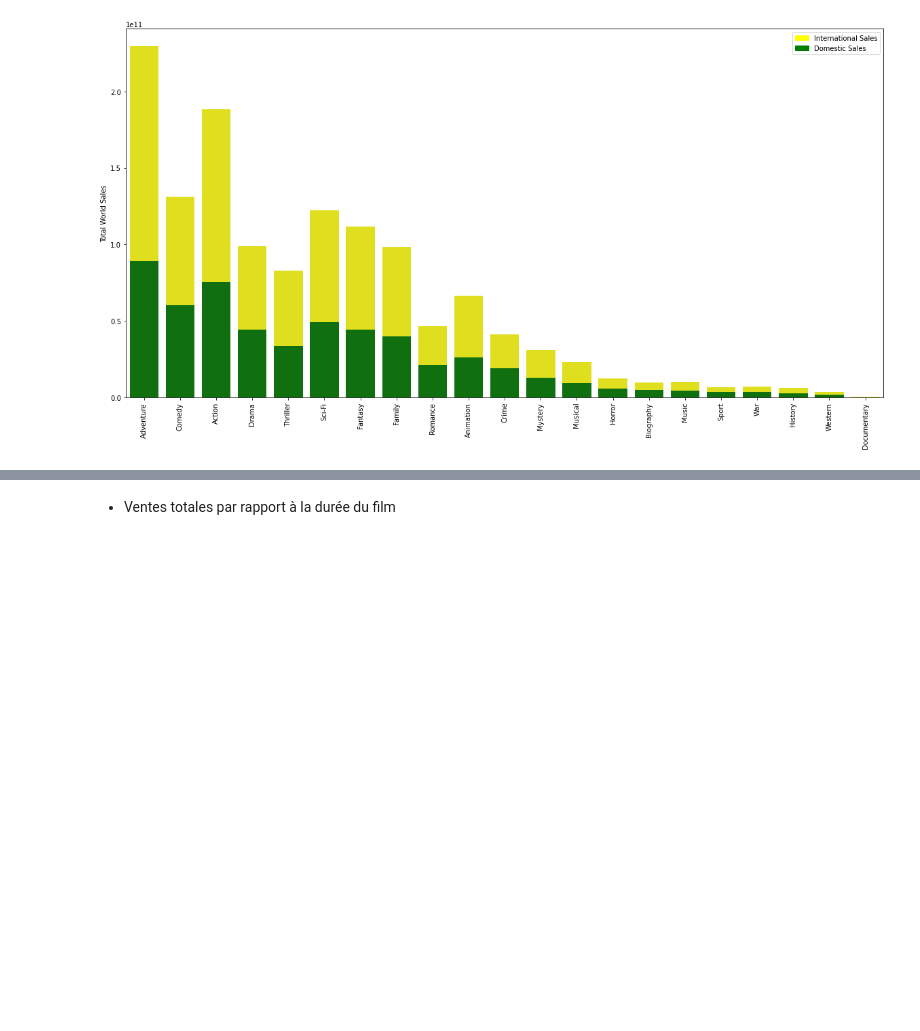
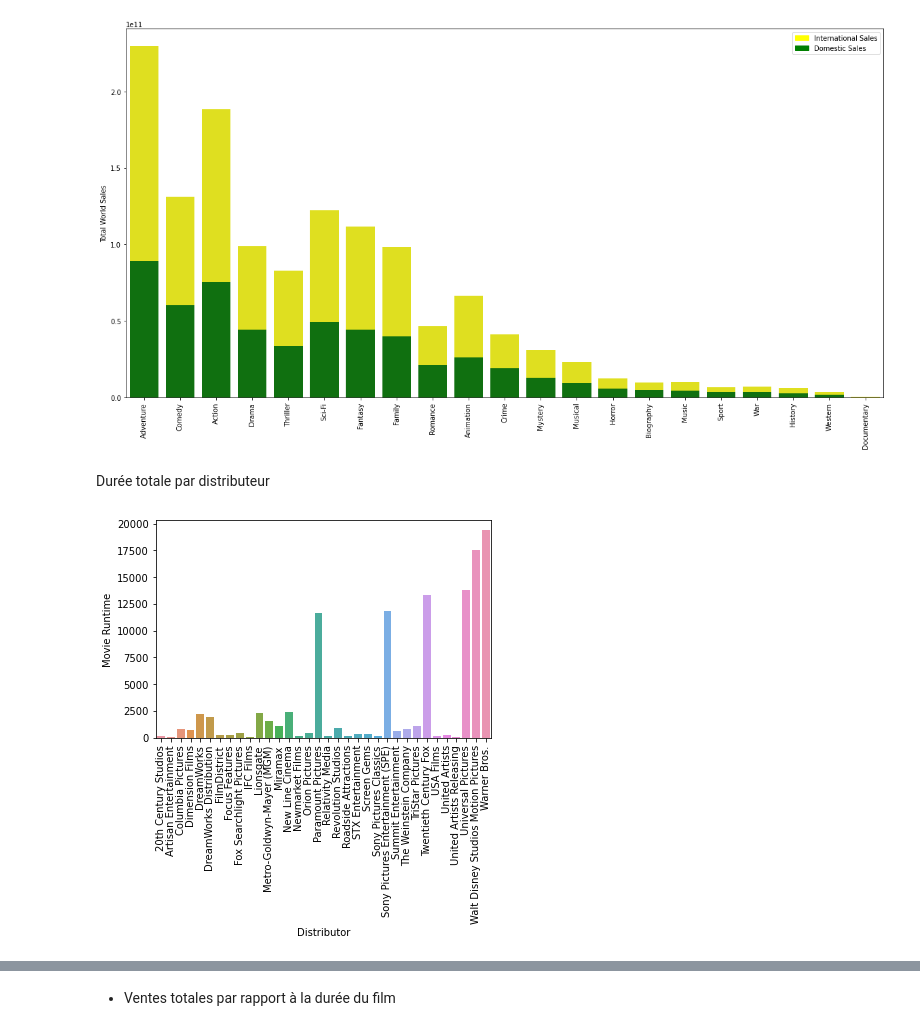
Before and after one commit to dalexmuro/Sujet04-Movies, a Jupyter notebook: analyse.ipynb, the cells around one changed output, grey strips where cells are left out. Cells and saved outputs as stored; diff of their text form; code cells hidden in the pictures; blank space fills up the shorter version.

```diff
--- a/analyse.ipynb
+++ b/analyse.ipynb
@@ -159,3 +159,10 @@ plt.show();
 grouped = df_movies.groupby("Distributor")
 groupedDistributor = grouped.sum()
 groupedDistributor["Quantity of movies"] = grouped.size()
+# %% [markdown]
+Durée totale par distributeur
+# %%
+sns.barplot(data=groupedDistributor, x=groupedDistributor.index, y="Movie Runtime")
+plt.xticks(rotation = 90);
+# %% [output]
+[figure, added]
```
Also changed, not shown: parts of 2 cells of this notebook.
